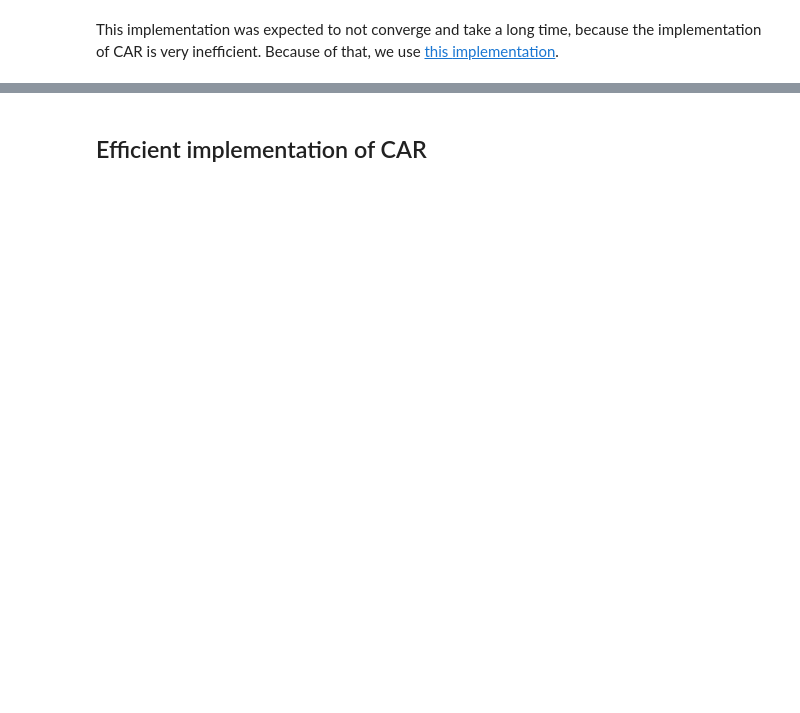
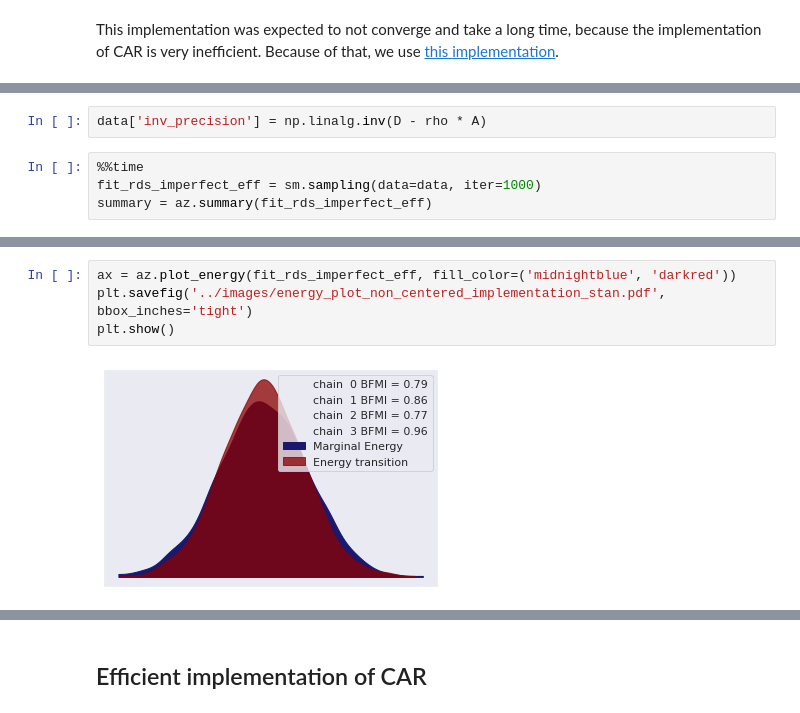
Before and after one commit to lucasmoschen/rds-bayesian-analysis-tcc, a Jupyter notebook: notebooks_book/imperfect_test_rds.ipynb, the cells around one changed output, grey strips where cells are left out. Drawn from its saved outputs; the diff is of its cells as text; blank space fills up the shorter version.

```diff
--- a/notebooks_book/imperfect_test_rds.ipynb
+++ b/notebooks_book/imperfect_test_rds.ipynb
@@ -238,0 +315,6 @@ implementation](https://mc-stan.org/users/documentation/case-studies/mbjoseph-CA
+# %%
+data['inv_precision'] = np.linalg.inv(D - rho * A)
+# %%
+%%time
+fit_rds_imperfect_eff = sm.sampling(data=data, iter=1000)
+summary = az.summary(fit_rds_imperfect_eff)
@@ -238,0 +324,6 @@ implementation](https://mc-stan.org/users/documentation/case-studies/mbjoseph-CA
+# %%
+ax = az.plot_energy(fit_rds_imperfect_eff, fill_color=('midnightblue', 'darkred'))
+plt.savefig('../images/energy_plot_non_centered_implementation_stan.pdf', bbox_inches='tight')
+plt.show()
+# %% [output]
+[figure, added]
```
Also changed, not shown: parts of 24 cells of this notebook, 55 other files.
